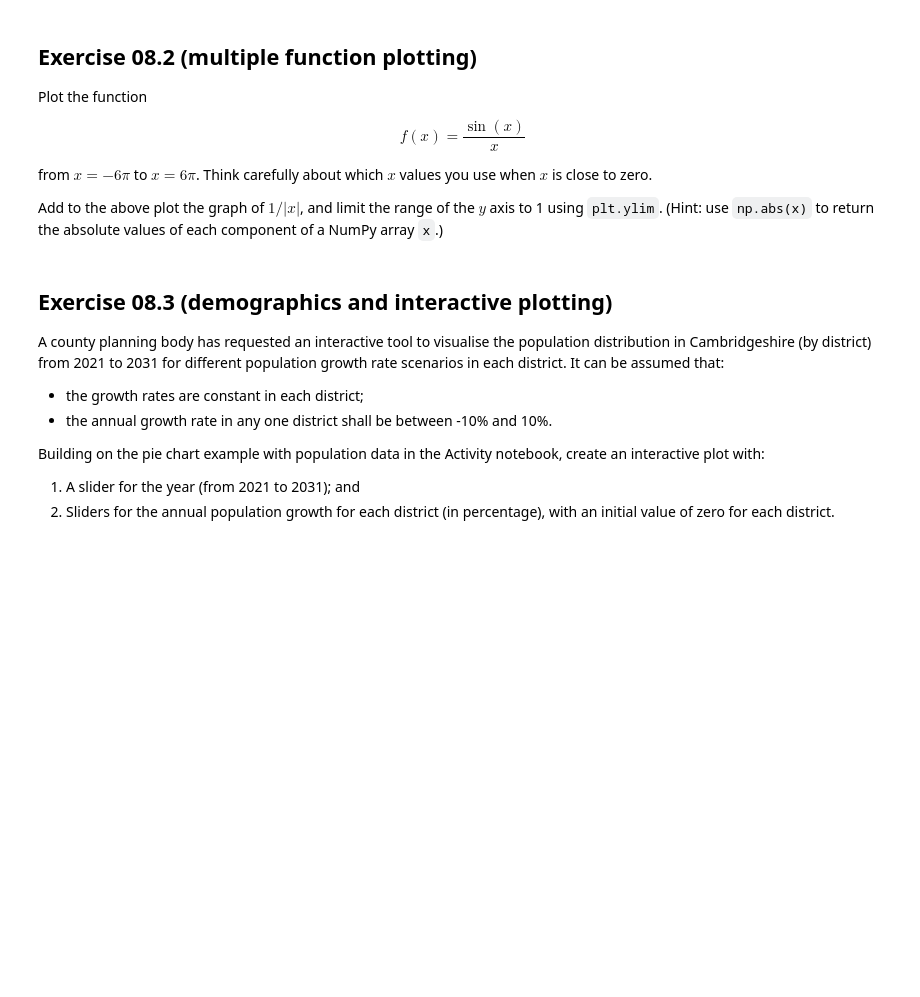
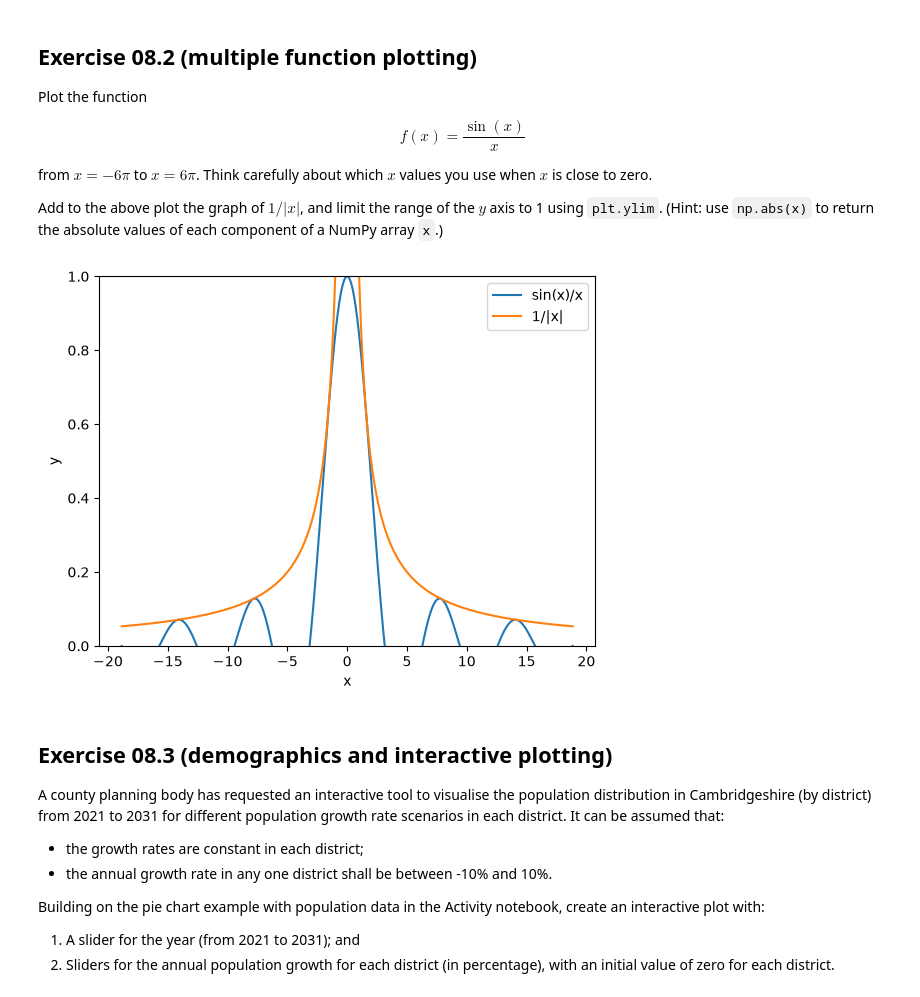
Before and after one commit to monesy556/PartIA-Computing-Michaelmas, a Jupyter notebook: Exercises/08 Exercises.ipynb, the cells around one changed output. Drawn from its saved outputs; the diff is of its cells as text; code cells hidden in the pictures; blank space fills up the shorter version.

```diff
--- a/Exercises/08 Exercises.ipynb
+++ b/Exercises/08 Exercises.ipynb
@@ -46,3 +52,17 @@ component of a NumPy array `x`.)
+# %%
+x = np.linspace(-6 * np.pi, 6 * np.pi, num=2500)#produce 2500 values
+x = x[x != 0]#avoid divided by 0
+f = np.sin(x) / x
+g = 1 / np.abs(x)
+plt.plot(x, f, label="sin(x)/x")
+plt.plot(x, g, label="1/|x|")
+plt.ylim(0, 1)                                                               # 给横轴标上 x
+plt.ylabel("y")
+plt.xlabel("x")
+plt.legend()
+plt.show()
+# %% [output]
+[figure, added]
 # %% [markdown]
 ## Exercise 08.3 (demographics and interactive plotting)
 
```
Also changed, not shown: parts of 4 cells of this notebook, 4 other files.
